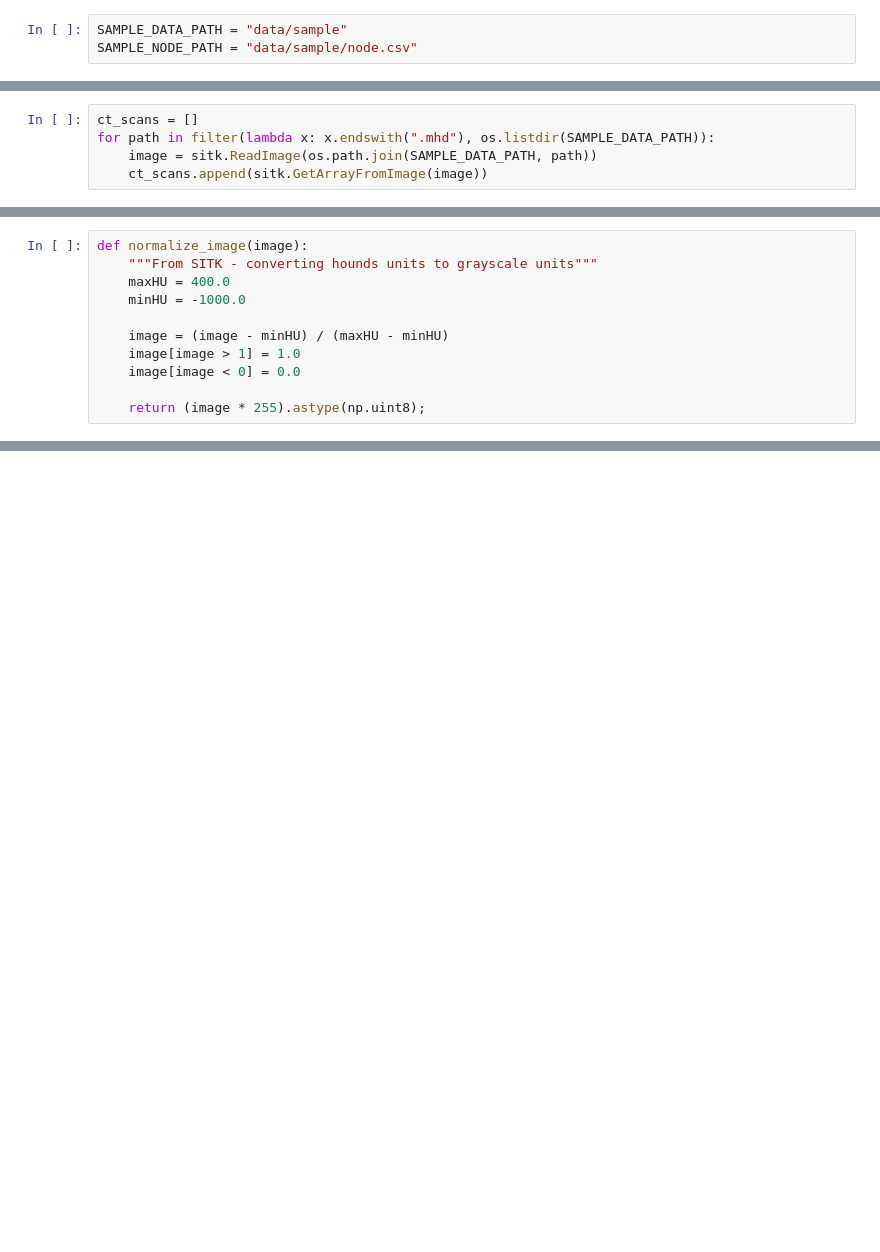
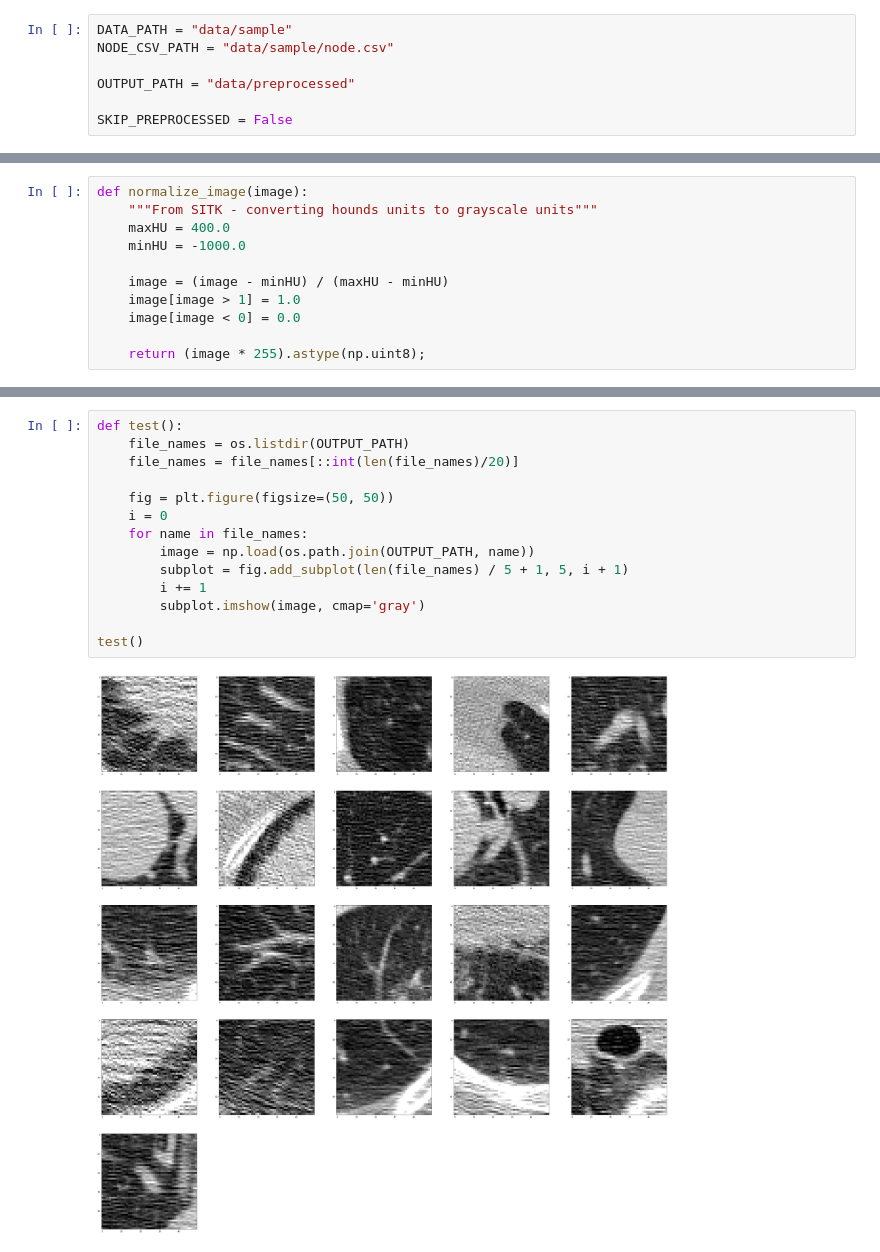
Before and after one commit to db-lk-wmii-2017/lung-cancer-detection, a Jupyter notebook: crop_node.ipynb, the cells around one changed output, grey strips where cells are left out. Drawn from its saved outputs; the diff is of its cells as text; blank space fills up the shorter version.

Commit message:
Node extracting

```diff
--- a/crop_node.ipynb
+++ b/crop_node.ipynb
@@ -15,3 +8,7 @@ W folderze `SAMPLE_DATA_PATH` znajduje się tylko jeden plik. Tak samo w `node.c
 # %%
-SAMPLE_DATA_PATH = "data/sample"
-SAMPLE_NODE_PATH = "data/sample/node.csv"
+DATA_PATH = "data/sample"
+NODE_CSV_PATH = "data/sample/node.csv"
+
+OUTPUT_PATH = "data/preprocessed"
+
+SKIP_PREPROCESSED = False
@@ -20,5 +14,0 @@ SAMPLE_NODE_PATH = "data/sample/node.csv"
-# %%
-ct_scans = []
-for path in filter(lambda x: x.endswith(".mhd"), os.listdir(SAMPLE_DATA_PATH)):
-    image = sitk.ReadImage(os.path.join(SAMPLE_DATA_PATH, path))
-    ct_scans.append(sitk.GetArrayFromImage(image))
@@ -157,0 +101,16 @@ extract_features()
+# %%
+def test():
+    file_names = os.listdir(OUTPUT_PATH)
+    file_names = file_names[::int(len(file_names)/20)]
+
+    fig = plt.figure(figsize=(50, 50))
+    i = 0
+    for name in file_names:
+        image = np.load(os.path.join(OUTPUT_PATH, name))
+        subplot = fig.add_subplot(len(file_names) / 5 + 1, 5, i + 1)
+        i += 1
+        subplot.imshow(image, cmap='gray')
+
+test()
+# %% [output]
+[figure, added]
```
Also changed, not shown: parts of 18 cells of this notebook, 2 other files.
